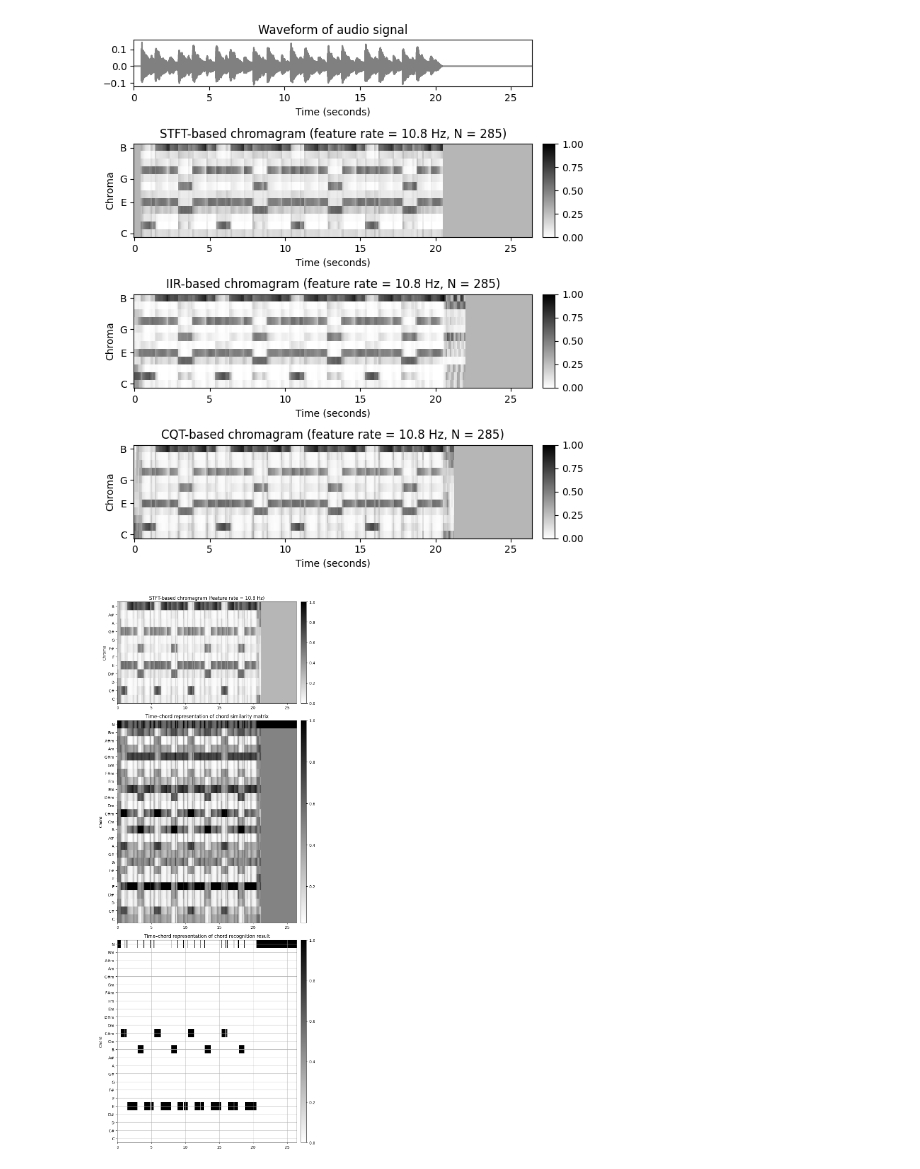
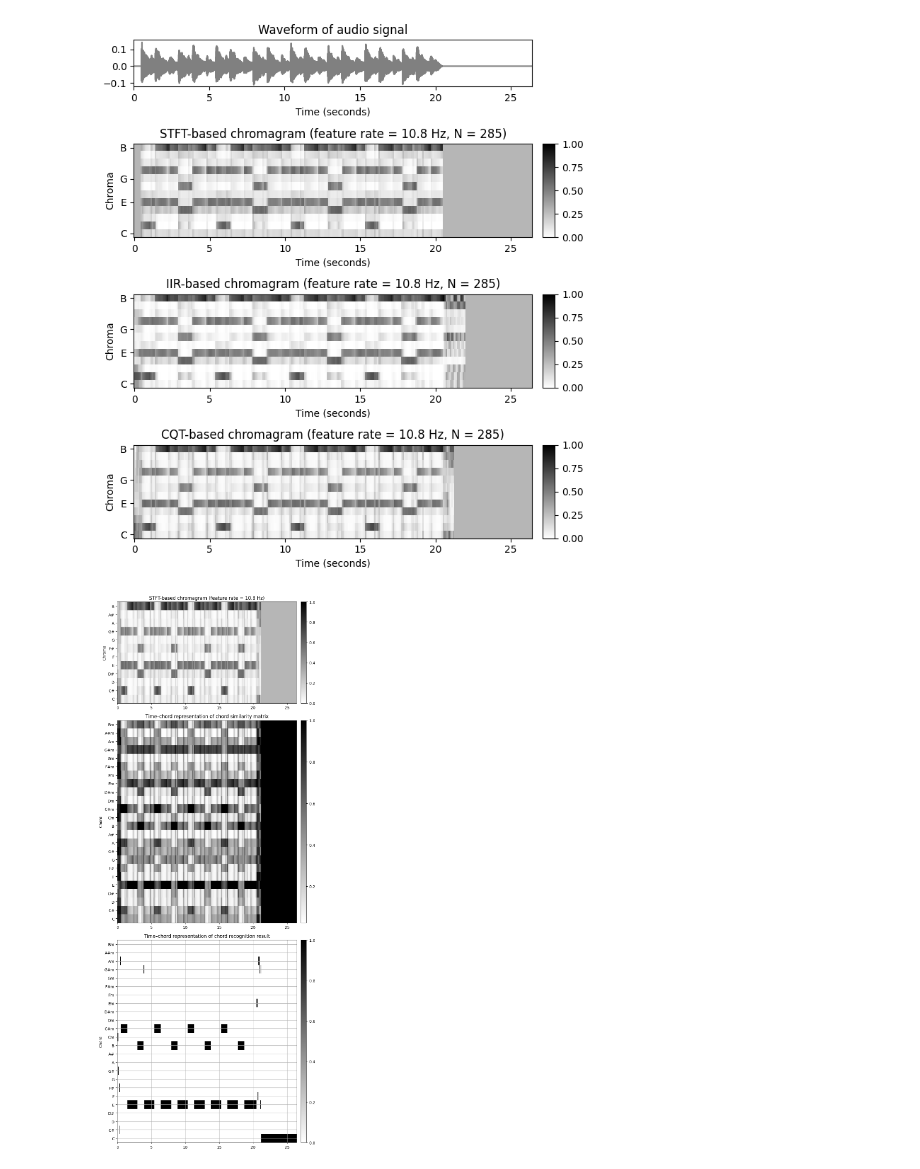
Before and after one commit to Kiro-V/Chord-Recognition, a Jupyter notebook: chord-recognition.ipynb, the cells around one changed output. Drawn from its saved outputs; the diff is of its cells as text; code cells hidden in the pictures.

```diff
--- a/chord-recognition.ipynb
+++ b/chord-recognition.ipynb
@@ -265,9 +55,9 @@ print(x.shape)
 # %%
 N = 4096
 H = 2048
-X_STFT, Fs_X, x, Fs, x_dur = compute_chromagram_from_filename(fn_wav, N=N, H=H, gamma=0.1, version='STFT')
-X_IIR, Fs_X, x, Fs, x_dur = compute_chromagram_from_filename(fn_wav, N=N, H=H, gamma=100, version='IIR')
-X_CQT, Fs_X, x, Fs, x_dur = compute_chromagram_from_filename(fn_wav, N=N, H=H, version='CQT')
+X_STFT, Fs_X, x, Fs, x_dur = tm.compute_chromagram_from_filename(fn_wav, N=N, H=H, gamma=0.1, version='STFT')
+X_IIR, Fs_X, x, Fs, x_dur = tm.compute_chromagram_from_filename(fn_wav, N=N, H=H, gamma=100, version='IIR')
+X_CQT, Fs_X, x, Fs, x_dur = tm.compute_chromagram_from_filename(fn_wav, N=N, H=H, version='CQT')
 
 # Plot
 cmap = libfmp.b.compressed_gray_cmap(alpha=1, reverse=False)
@@ -277,13 +67,13 @@ libfmp.b.plot_signal(x, Fs, ax=ax[0,0], title='Waveform of audio signal')
 
 ax[0,1].axis('off')
 title = 'STFT-based chromagram (feature rate = %0.1f Hz, N = %d)'%(Fs_X, X_STFT.shape[1])
-plot_chromagram([ax[1, 0], ax[1, 1]], X_STFT, Fs_X, title=title)
+tm.plot_chromagram_annotation([ax[1, 0], ax[1, 1]], X_STFT, Fs_X, ann=None, color_ann=None, x_dur=None, title=title)
 
 title = 'IIR-based chromagram (feature rate = %0.1f Hz, N = %d)'%(Fs_X, X_IIR.shape[1])
-plot_chromagram([ax[2, 0], ax[2, 1]], X_IIR, Fs_X, title=title)
+tm.plot_chromagram_annotation([ax[2, 0], ax[2, 1]], X_IIR, Fs_X, title=title)
 
 title = 'CQT-based chromagram (feature rate = %0.1f Hz, N = %d)'%(Fs_X, X_CQT.shape[1])
-plot_chromagram([ax[3, 0], ax[3, 1]], X_CQT, Fs_X, title=title)
+tm.plot_chromagram_annotation([ax[3, 0], ax[3, 1]], X_CQT, Fs_X, title=title)
 
 plt.tight_layout()
 # %% [output]
@@ -291,28 +81,28 @@ plt.tight_layout()
 # %%
 # Chord recognition
 X = X_CQT
-chord_sim, chord_max = chord_recognition_template(X,nonchord=True, norm_sim='max')
-chord_labels = get_chord_labels(nonchord=True)
+chord_sim, chord_max = tm.chord_recognition_template(X,nonchord=False, norm_sim='max')
+chord_labels = tm.get_chord_labels(nonchord=False)
 
 # Plot
 cmap = libfmp.b.compressed_gray_cmap(alpha=1, reverse=False)
 fig, ax = plt.subplots(3, 2, gridspec_kw={'width_ratios': [1, 0.03],
                                           'height_ratios': [1.5, 3, 3]}, figsize=(8, 20))
 libfmp.b.plot_chromagram(X, ax=[ax[0,0], ax[0,1]], Fs=Fs_X, clim=[0, 1], xlabel='',
                          title='STFT-based chromagram (feature rate = %0.1f Hz)' % (Fs_X))
 
 libfmp.b.plot_matrix(chord_sim, ax=[ax[1, 0], ax[1, 1]], Fs=Fs_X,
                      title='Time–chord representation of chord similarity matrix',
                      ylabel='Chord', xlabel='')
 ax[1, 0].set_yticks(np.arange( len(chord_labels) ))
 ax[1, 0].set_yticklabels(chord_labels)
 
 libfmp.b.plot_matrix(chord_max, ax=[ax[2, 0], ax[2, 1]], Fs=Fs_X,
                      title='Time–chord representation of chord recognition result',
                      ylabel='Chord', xlabel='')
 ax[2, 0].set_yticks(np.arange( len(chord_labels) ))
 ax[2, 0].set_yticklabels(chord_labels)
 ax[2, 0].grid()
 plt.tight_layout()
 # %% [output]
-[figure, old version]
+[figure, new version]
```
Also changed, not shown: parts of 11 cells of this notebook.
